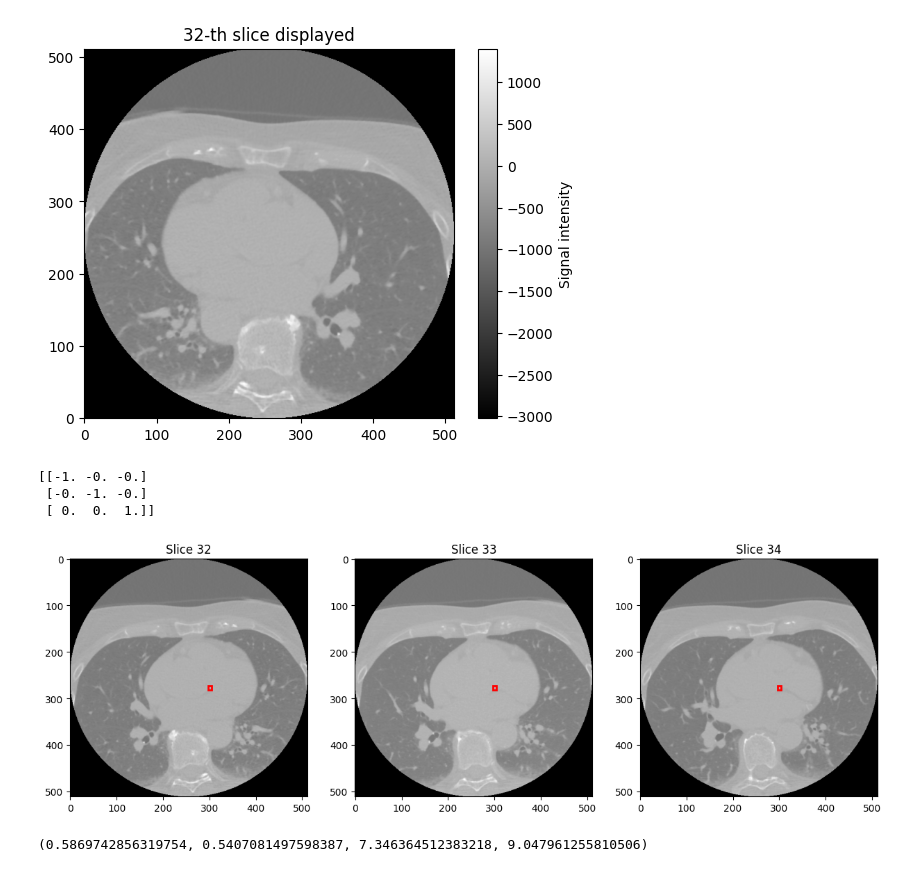
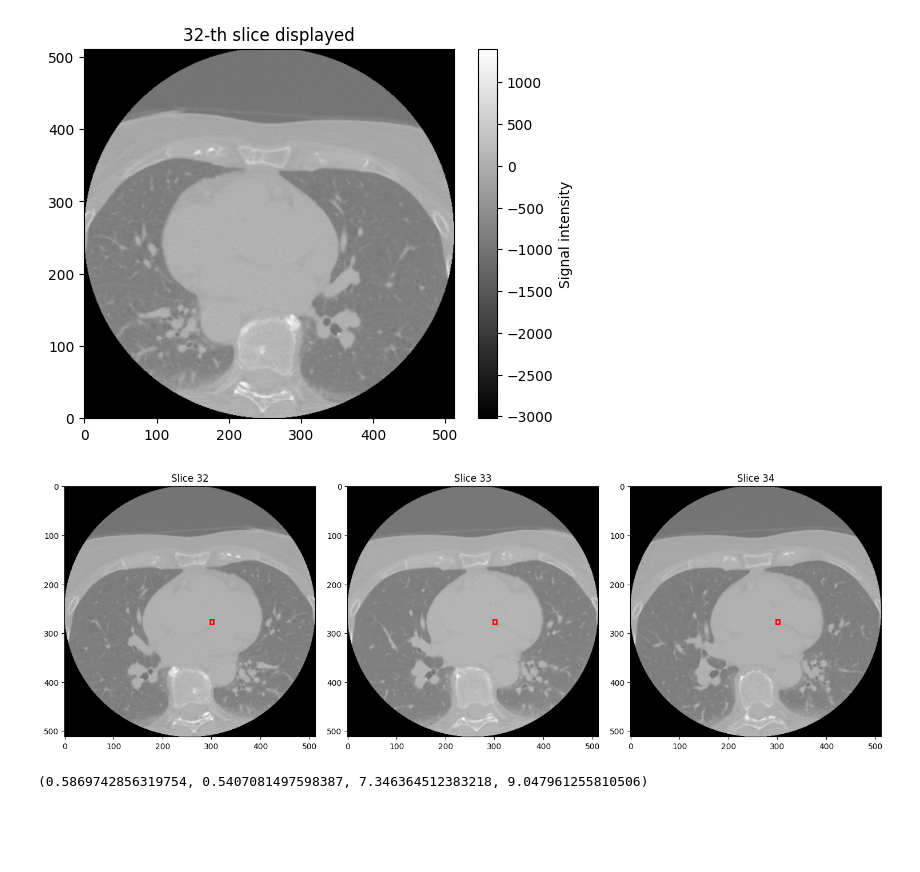
Before and after one commit to aibota1016/calcium_scoring, a Jupyter notebook: src/data/make_dataset.ipynb, the cells around one changed output. Saved outputs shown, nothing was run; the diff lists cells and outputs as text; code cells hidden in the pictures; blank space fills up the shorter version.

```diff
--- a/src/data/make_dataset.ipynb
+++ b/src/data/make_dataset.ipynb
@@ -73,29 +79,27 @@ def read_from_json(json_path):
             length, width, height = label_json['markups'][0]['size']
             orientation = np.array(label_json['markups'][0]['orientation'])
             center, dimension = [x,y,z], [length, width, height]
-            return center, dimension, orientation
+            return center, dimension
     else:
         print(f"The file '{json_path}' does not exist.")
 
 label_path = '/Users/aibotasanatbek/Documents/calcium_scoring/data/raw/3/bifurcation.json'
-center, dimension, orientation = read_from_json(label_path)
-print(orientation.reshape(3,3))
+center, dimension = read_from_json(label_path)
-# %% [output]
-[[-1. -0. -0.]
- [-0. -1. -0.]
- [ 0.  0.  1.]]
 # %%
-def get_3Dbox_coordinates(ct_path, json_path):
-    center, dimension, orientation = read_from_json(json_path)
-    ct_scan, origin, spacing, direction = read_image(ct_path)
-    x_center = center[0] / spacing[1]
-    y_center = center[1] / spacing[2]
-    z_center = center[2] / spacing[0]
-    center_coordinates = [x_center, y_center, z_center]
-    return ct_scan, center_coordinates, dimension
+def get_3Dbox_coordinates(json_path, spacing=None, scaling_factor=None):
+    center, dimension = read_from_json(json_path)
+    if spacing is not None:
+        x_center = center[0] / spacing[1]
+        y_center = center[1] / spacing[2]
+        z_center = center[2] / spacing[0]
+        center_coordinates = [x_center, y_center, z_center]
+        return center_coordinates, dimension
+    if scaling_factor is not None:
+        scaled_dim = dimension * scaling_factor
+        return center_coordinates, scaled_dim
+    return center, dimension
 # %%
-def generate_yolo_labels(ct_path, json_path):
-    ct_scan, [x,y,z], [l,w,h] = get_3Dbox_coordinates(ct_path, json_path)
+def generate_yolo_labels(ct_scan, center_coordinates, dimension):
     # calculate bounding box coordinates respective to the image
     x_norm = x / ct_scan.shape[1]
     y_norm = y / ct_scan.shape[2]
@@ -104,7 +108,7 @@ def generate_yolo_labels(ct_path, json_path):
     # if slice is in the slice_idxs list, then write the labels to text and save in path otherwise write empty txt file (no bifurcation)
     return x_norm, y_norm, w, h
 # %%
-def plot_bbox_patches(ct_scan, center_coordinates, dimension):
+def plot_bbox_patches(ct_scan, center_coordinates, dimension): #plot yolo labels with regards to the image size
     length, width, height = dimension
     x_min, y_min = center_coordinates[0] - width/2, center_coordinates[1] - height/2
     slice_idxs = [int(idx) for idx in range(int(center_coordinates[2]-length), int(center_coordinates[2]+length) + 1)]
@@ -116,4 +120,5 @@ def plot_bbox_patches(ct_scan, center_coordinates, dimension):
             ax[i].set_title(f"Slice {slice_idxs[i]}")
             rect = plt.Rectangle((x_min, y_min), width, height, fill=False, edgecolor='red', linewidth=2)
             ax[i].add_patch(rect)
+        plt.tight_layout()
         plt.show()
@@ -120,11 +127,11 @@ def plot_bbox_patches(ct_scan, center_coordinates, dimension):
 # %%
 label_path = '/Users/aibotasanatbek/Documents/calcium_scoring/data/raw/3/bifurcation.json'
-ct_scan, center_coordinates, dimension = get_3Dbox_coordinates(ct_path, label_path)
+center_coordinates, dimension = get_3Dbox_coordinates(label_path, spacing)
 plot_bbox_patches(ct_scan, center_coordinates, dimension)
 
-generate_yolo_labels(ct_path, label_path)
+generate_yolo_labels(ct_scan, label_path, spacing)
 # %% [output]
-[figure, old version]
+[figure, new version]
 (0.5869742856319754, 0.5407081497598387, 7.346364512383218, 9.047961255810506)
 # %%
 def normalize(ct_scan):
```
Also changed, not shown: parts of 15 cells of this notebook, 7 other files.
